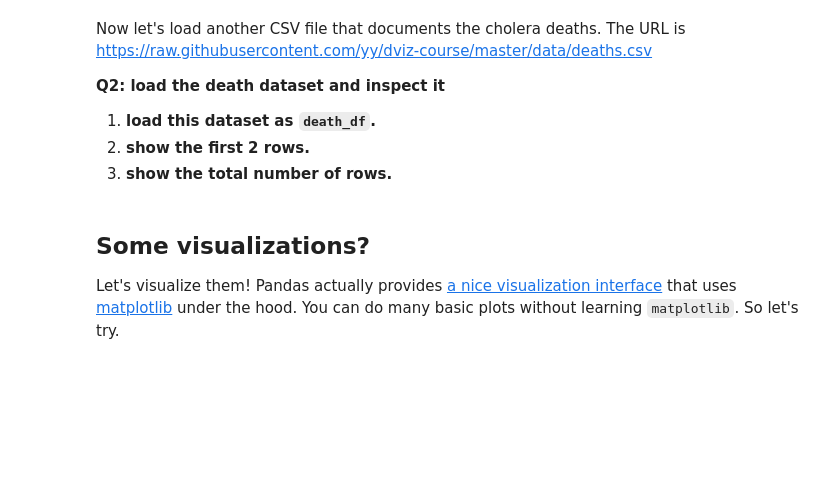
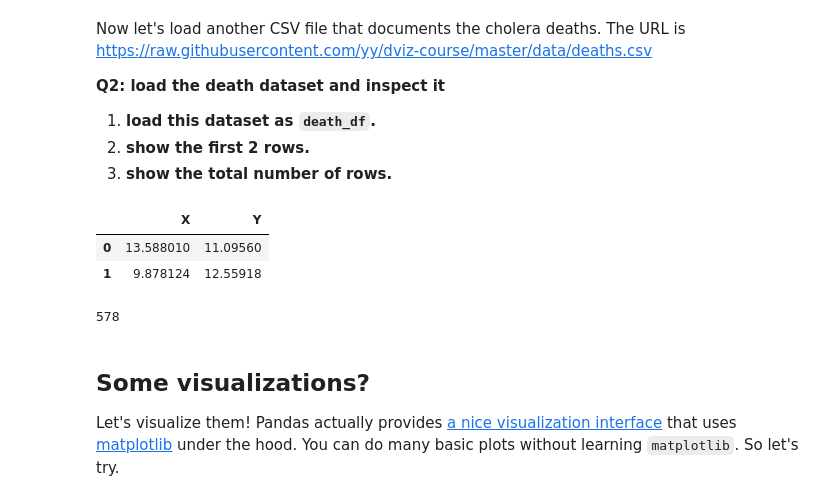
Before and after one commit to HusseinElZein/data-visualization, a Jupyter notebook: individual_work/dsb_s215824.ipynb, the cells around one changed output. Saved outputs shown, nothing was run; the diff lists cells and outputs as text; code cells hidden in the pictures; blank space fills up the shorter version.

Commit message:
Done with Loading a CSV data file

```diff
--- a/individual_work/dsb_s215824.ipynb
+++ b/individual_work/dsb_s215824.ipynb
@@ -158,3 +170,16 @@ death_df = pd.DataFrame({"X": [2., 3.], "Y": [1., 2.]})
+# %%
+# Loading the dataset
+death_df = pd.read_csv('https://raw.githubusercontent.com/yy/dviz-course/master/data/deaths.csv')
+# %%
+death_df.head(n=2)
+# %% [output]
+|  | X | Y |
+| 0 | 13.588010 | 11.09560 |
+| 1 | 9.878124 | 12.55918 |
+# %%
+len(death_df)
+# %% [output]
+578
 # %% [markdown]
 ## Some visualizations?
 
```
Also changed, not shown: parts of 5 cells of this notebook.
